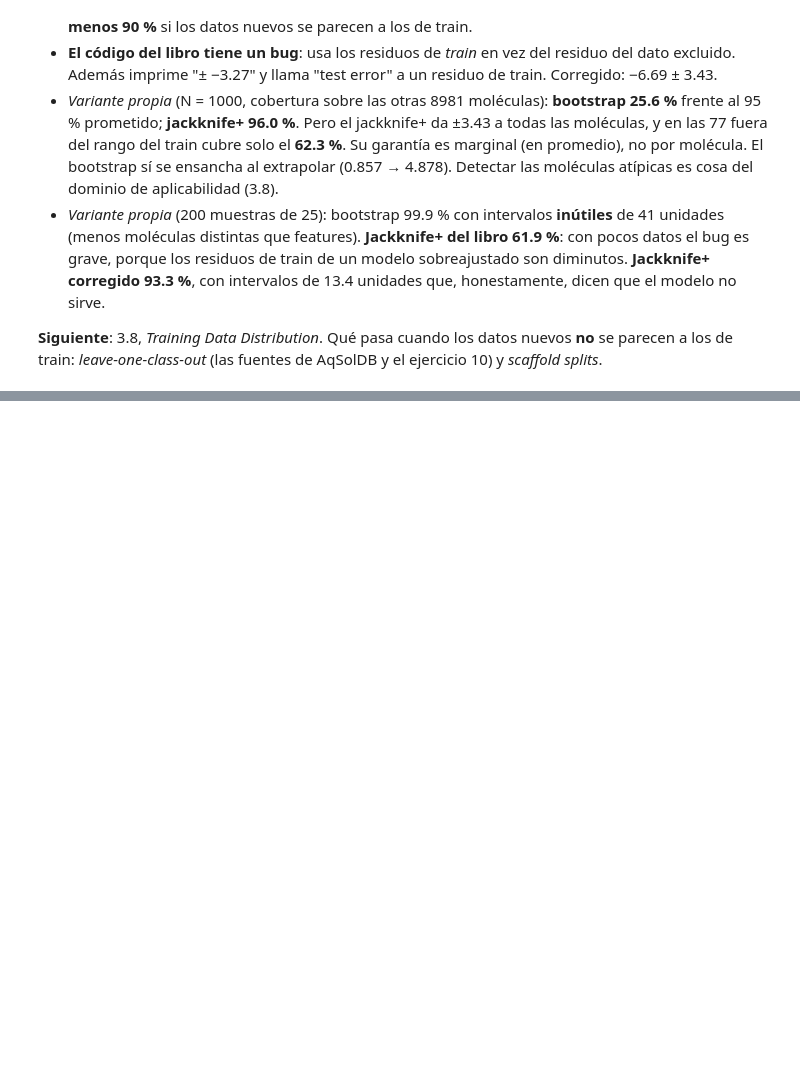
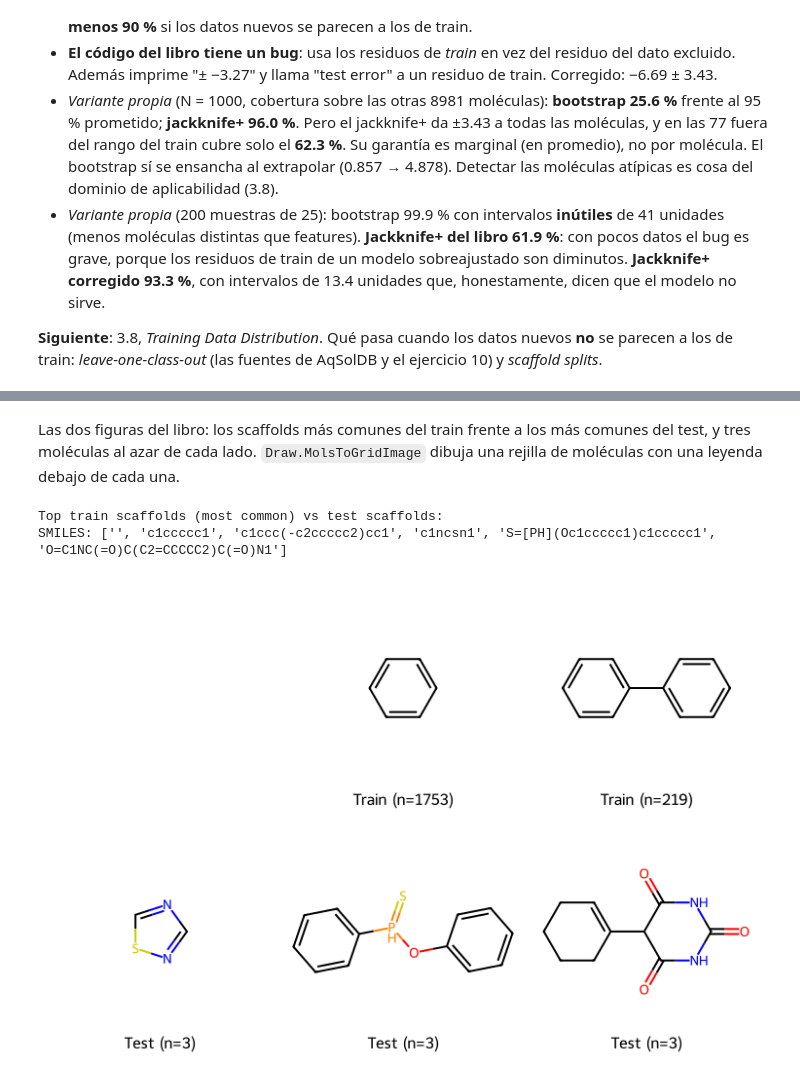
Before and after one commit to alexhrehoret/dmol-study-notes, a Jupyter notebook: notebooks/03_regresion.ipynb, the cells around one changed output, grey strips where cells are left out. Drawn from its saved outputs; the diff is of its cells as text; code cells hidden in the pictures; blank space fills up the shorter version.

```diff
--- a/notebooks/03_regresion.ipynb
+++ b/notebooks/03_regresion.ipynb
@@ -4358,0 +4824,44 @@ de train: *leave-one-class-out* (las fuentes de AqSolDB y el ejercicio 10) y *sc
+# %% [markdown]
+Las dos figuras del libro: los scaffolds más comunes del train frente a los más comunes del test, y
+tres moléculas al azar de cada lado. `Draw.MolsToGridImage` dibuja una rejilla de moléculas con una leyenda
+debajo de cada una.
+# %%
+def guardar_rejilla(img, archivo):
+    # MolsToGridImage returns a PIL image (or an IPython Image in some setups)
+    if hasattr(img, "save"):
+        img.save(archivo)
+    else:
+        with open(archivo, "wb") as f:
+            f.write(img.data)
+
+
+# --- the book's cell ---
+# show some common train scaffolds and rare test scaffolds
+train_scaffolds = set(scaffold_counts.index) - test_scaffolds
+train_scaffold_counts = scaffold_counts[scaffold_counts.index.isin(train_scaffolds)]
+test_scaffold_counts = scaffold_counts[scaffold_counts.index.isin(test_scaffolds)]
+
+common_train = train_scaffold_counts.head(3)
+rare_test = test_scaffold_counts.sort_values(ascending=False).head(3)
+
+scaffold_smiles = list(common_train.index) + list(rare_test.index)
+scaffold_mols = [rdkit.Chem.MolFromSmiles(s) for s in scaffold_smiles]
+legends = [f"Train (n={c})" for c in common_train.values] + [
+    f"Test (n={c})" for c in rare_test.values
+]
+
+# filter out any scaffolds that failed to parse
+valid = [(m, l) for m, l in zip(scaffold_mols, legends) if m is not None]
+scaffold_mols, legends = zip(*valid) if valid else ([], [])
+
+print("Top train scaffolds (most common) vs test scaffolds:")
+img = rdkit.Chem.Draw.MolsToGridImage(
+    scaffold_mols, molsPerRow=3, subImgSize=(250, 250), legends=list(legends)
+)
+guardar_rejilla(img, "../figuras/03_scaffolds_train_test.png")
+print("SMILES:", scaffold_smiles)
+img
+# %% [output]
+Top train scaffolds (most common) vs test scaffolds:
+SMILES: ['', 'c1ccccc1', 'c1ccc(-c2ccccc2)cc1', 'c1ncsn1', 'S=[PH](Oc1ccccc1)c1ccccc1', 'O=C1NC(=O)C(C2=CCCCC2)C(=O)N1']
+[figure, added]
```
Also changed, not shown: parts of 23 cells of this notebook, 5 other files.
